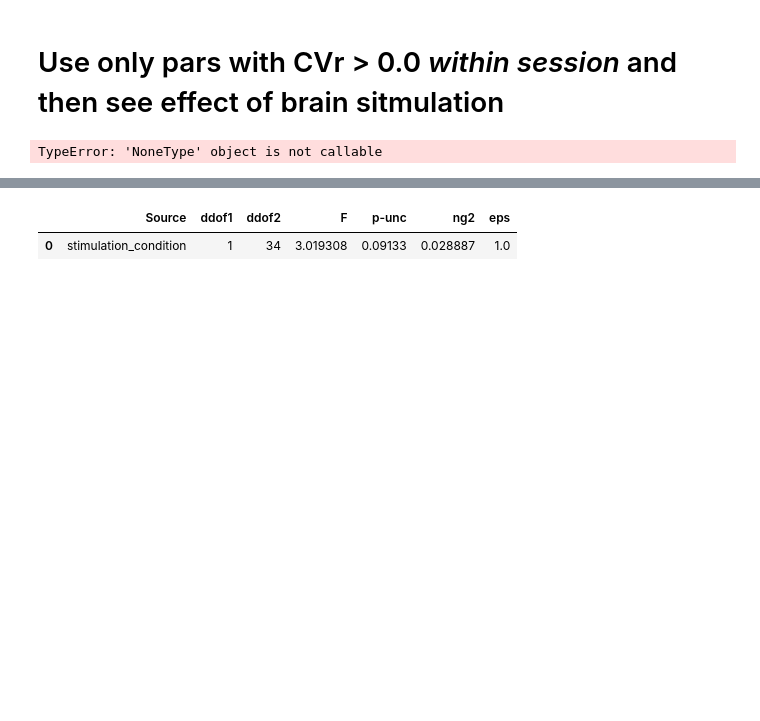
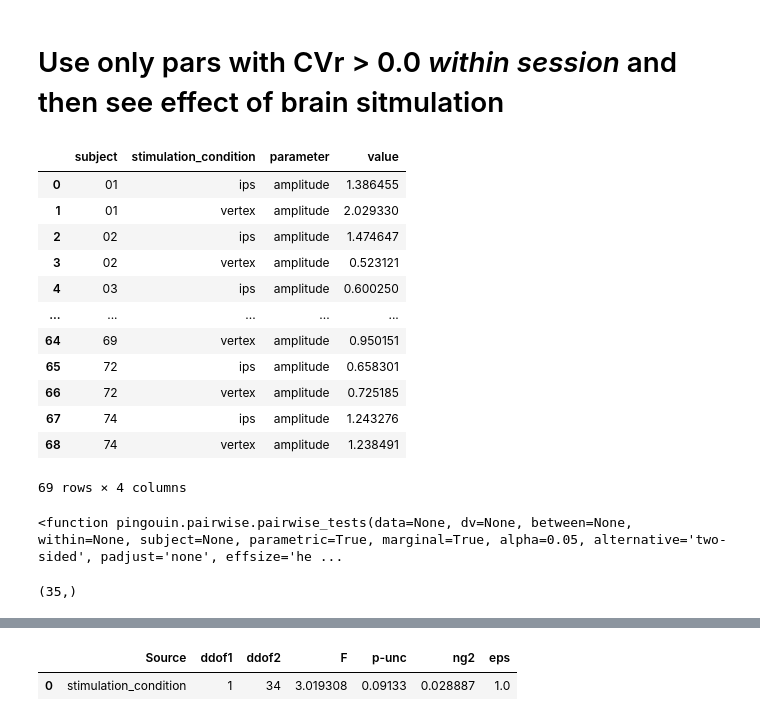
Before and after one commit to Gilles86/tms_risk, a Jupyter notebook: tms_risk/encoding_model/notebooks/analyze_encoding_model.ipynb, the cells around one changed output, grey strips where cells are left out. Saved outputs shown, nothing was run; the diff lists cells and outputs as text; code cells hidden in the pictures; blank space fills up the shorter version.

```diff
--- a/tms_risk/encoding_model/notebooks/analyze_encoding_model.ipynb
+++ b/tms_risk/encoding_model/notebooks/analyze_encoding_model.ipynb
@@ -47,7 +49,27 @@ pars_ = pars.copy()
 thr_pars = pars[pars.cvr2 > 0.0]
 
 tmp = thr_pars.groupby(['subject', 'stimulation_condition']).mean().stack().to_frame('value')
-# %%
-pingouin.pairwise_tests(data=tmp2.reset_index(), dv='value', between='stimulation_condition', within='subject')
-# %% [output]
-TypeError: 'NoneType' object is not callable
+# %%
+tmp2.reset_index()
+# %% [output]
+|  | subject | stimulation_condition | parameter | value |
+| 0 | 01 | ips | amplitude | 1.386455 |
+| 1 | 01 | vertex | amplitude | 2.029330 |
+| 2 | 02 | ips | amplitude | 1.474647 |
+| 3 | 02 | vertex | amplitude | 0.523121 |
+| 4 | 03 | ips | amplitude | 0.600250 |
+| ... | ... | ... | ... | ... |
+| 64 | 69 | vertex | amplitude | 0.950151 |
+| 65 | 72 | ips | amplitude | 0.658301 |
+| 66 | 72 | vertex | amplitude | 0.725185 |
+| 67 | 74 | ips | amplitude | 1.243276 |
+| 68 | 74 | vertex | amplitude | 1.238491 |
+69 rows × 4 columns
+# %%
+pingouin.pairwise_tests
+# %% [output]
+<function pingouin.pairwise.pairwise_tests(data=None, dv=None, between=None, within=None, subject=None, parametric=True, marginal=True, alpha=0.05, alternative='two-sided', padjust='none', effsize='he ...
+# %%
+thr_pars.index.unique(level='subject').
+# %% [output]
+(35,)
```
Also changed, not shown: parts of 41 cells of this notebook.
